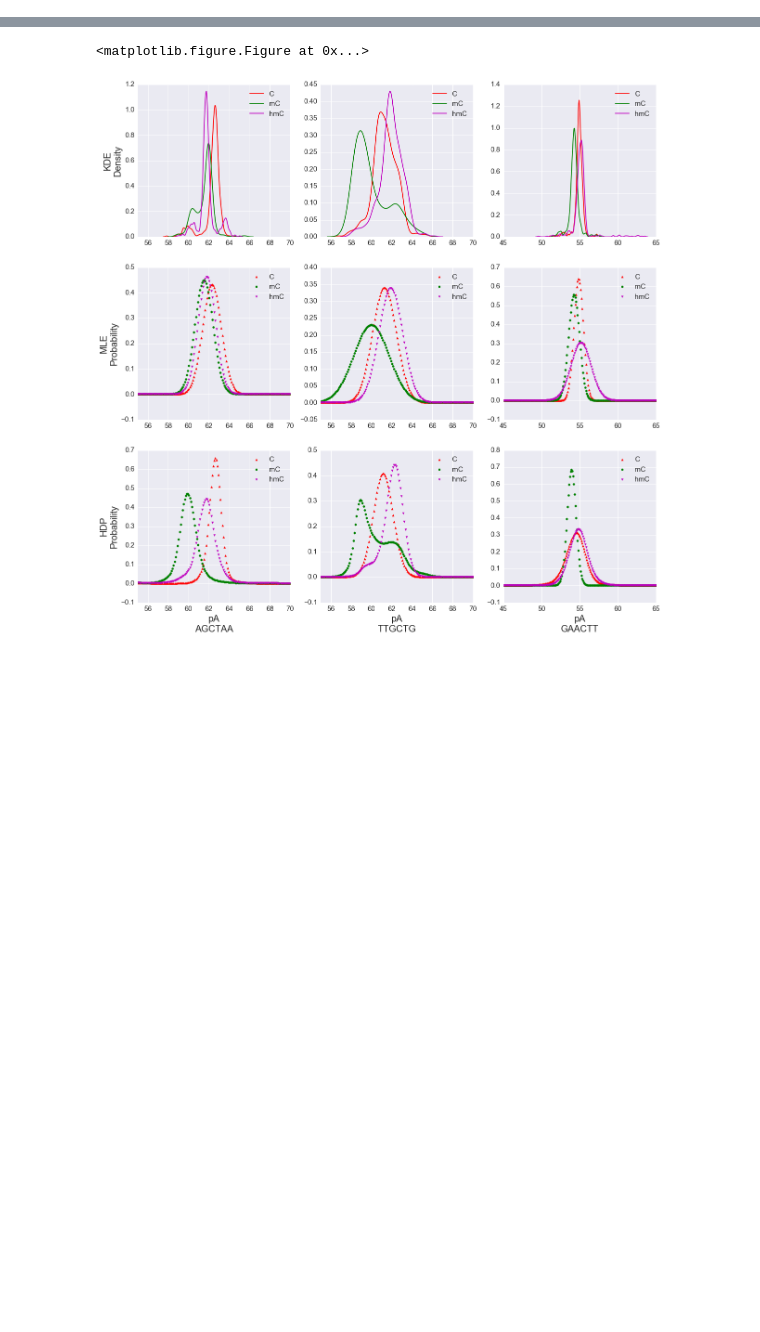
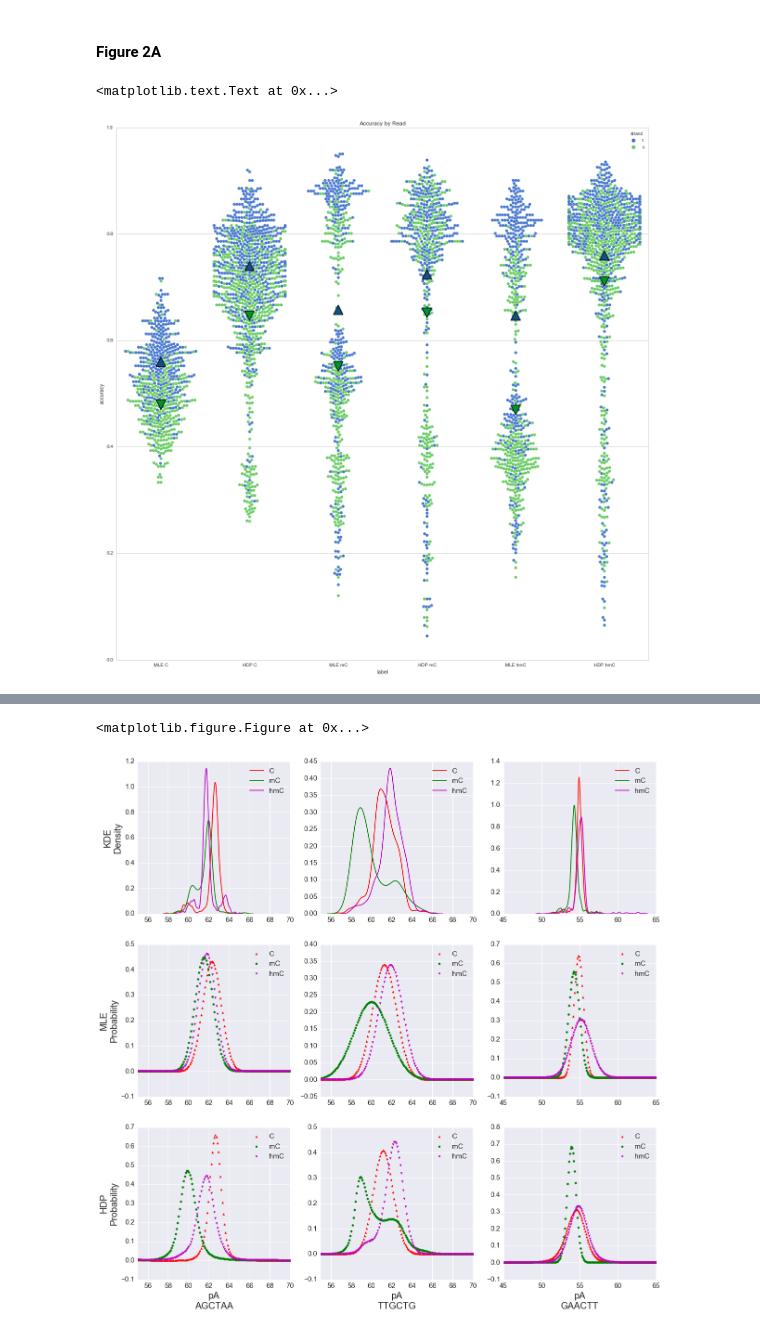
Before and after one commit to ArtRand/CytosineMethylationAnalysis, a Jupyter notebook: notebooks/Zymo_Analysis.ipynb, the cells around one changed output, grey strips where cells are left out. Saved outputs shown, nothing was run; the diff lists cells and outputs as text; code cells hidden in the pictures; blank space fills up the shorter version.

```diff
--- a/notebooks/Zymo_Analysis.ipynb
+++ b/notebooks/Zymo_Analysis.ipynb
@@ -141,0 +156,24 @@ swarmplot_accuracies_by_category_with_mean(c_mulset, mc_mulset, hmc_mulset,
+# %% [markdown]
+#### Figure 2A
+# %%
+fig = plt.figure()
+ax_byRead = fig.add_subplot(111, adjustable='box')
+# Fig 2A, accuracies by read
+read_means, read_distrubutions = swarmplot_accuracies_by_category_with_mean(c_mulset, mc_mulset, hmc_mulset,
+                                                                            c_kde, mc_kde, hmc_kde,
+                                                                            'read', 'HDP', 'MLE', None)
+
+ax_byRead = sns.swarmplot(x="label", y="accuracy", hue="strand", data=read_distrubutions, ax=ax_byRead, size=6)
+ax_byRead = sns.stripplot(x="label", y="accuracy", data=read_means.ix[read_means['strand'] == 't'],
+                          color=sns.xkcd_rgb["light navy"], ax=ax_byRead, size=20, marker="^", edgecolor='k',
+                          linewidth=1.5)
+
+ax_byRead = sns.stripplot(x="label", y="accuracy", data=read_means.ix[read_means['strand'] == 'c'],
+                          color=sns.xkcd_rgb["irish green"], ax=ax_byRead, size=20, marker="v", edgecolor='k',
+                          linewidth=1.5)
+
+ax_byRead.set_ylim([0, 1])
+ax_byRead.set_title("Accuracy by Read")
+# %% [output]
+<matplotlib.text.Text at 0x...>
+[figure, added]
```
Also changed, not shown: parts of 8 cells of this notebook, 1 other file.
